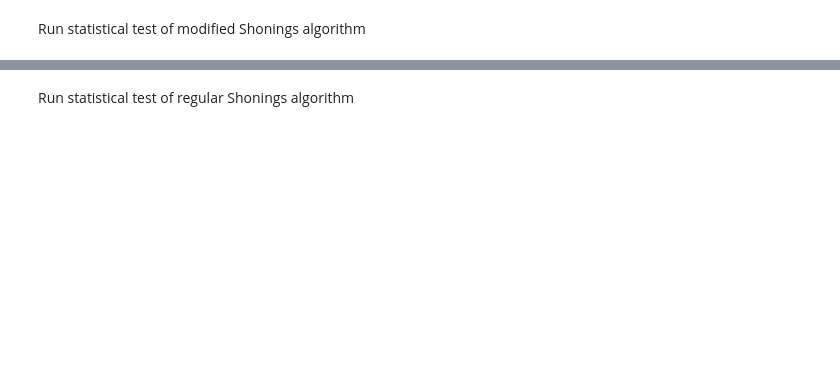
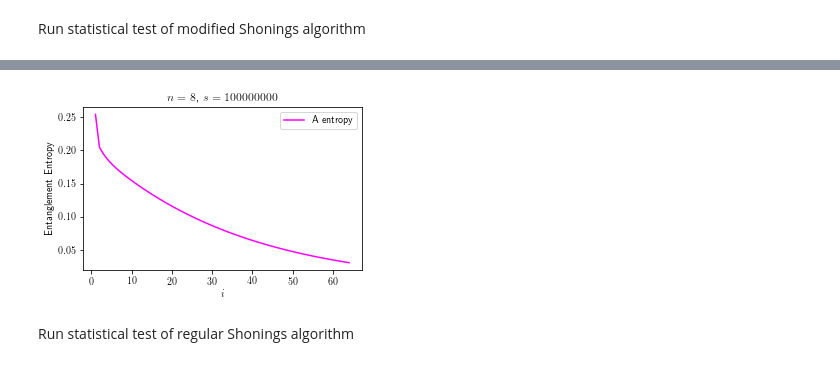
Before and after one commit to ColeLovesSpace/Quantum-3SAT, a Jupyter notebook: CleanTest/TestPS.ipynb, the cells around one changed output, grey strips where cells are left out. Drawn from its saved outputs; the diff is of its cells as text; code cells hidden in the pictures; blank space fills up the shorter version.

```diff
--- a/CleanTest/TestPS.ipynb
+++ b/CleanTest/TestPS.ipynb
@@ -265,2 +426,41 @@ for sat in par['satList']:
+# %%
+plt.clf()
+plt.rcParams['text.usetex'] = True
+plt.rcParams["figure.figsize"] = (5,3)
+plt.plot(base[:-1], cumulative, c='blue',label="ModSchonings")
+plt.plot(baseS[:-1], cumulativeS, c='green',label="Schonings")
+plt.plot(xs, probList, c='red',label="Q-SAT")
+plt.plot(xs, probList2, c='yellow',label="QFT-SAT")
+plt.axis([1,par['maxIt'],0,1])
+plt.ylabel('$P_{solved}(i)$')
+plt.xlabel('$i$')
+plt.title('$n={n}$, $s={s}$'.format(n=par['nQ'],s=par['numRepeats']))
+plt.legend()
+plt.savefig(path+'QNprob-n{n}-s{s}-l{l}.png'.format(n=par['nQ'],s=par['numRepeats'],l=l),dpi=800)
+plt.show()
+# %%
+plt.clf()
+# plt.plot(xs, entropyList, c='teal',label="V entropy")
+# plt.plot(xs, entropyList2, c='magenta',label="A entropy")
+# plt.plot(xs, probList, c='red',label="Q-SAT")
+# plt.legend()
+
+plt.rcParams['text.usetex'] = True
+plt.rcParams["figure.figsize"] = (5,3)
+# plt.plot(base[:-1], cumulative, c='blue',label="ModSchonings")
+# plt.plot(baseS[:-1], cumulativeS, c='green',label="Schonings")
+# plt.plot(xs, probList, c='red',label="Q-SAT")
+# plt.plot(xs, entropyList, c='teal',label="V entropy")
+plt.plot(xs, entropyList2, c='magenta',label="A entropy")
+
+# plt.axis([1,par['maxIt'],0,1])
+plt.ylabel('Entanglement Entropy')
+plt.xlabel('$i$')
+plt.title('$n={n}$, $s={s}$'.format(n=par['nQ'],s=par['numRepeats']))
+plt.legend()
+plt.savefig(path+'entropyA-n{n}-s{s}-l{l}.png'.format(n=par['nQ'],s=par['numRepeats'],l=l),dpi=800)
+plt.show()
+# %% [output]
+[figure, added]
 # %% [markdown]
 Run statistical test of regular Shonings algorithm
```
Also changed, not shown: parts of 7 cells of this notebook, 57 other files.
